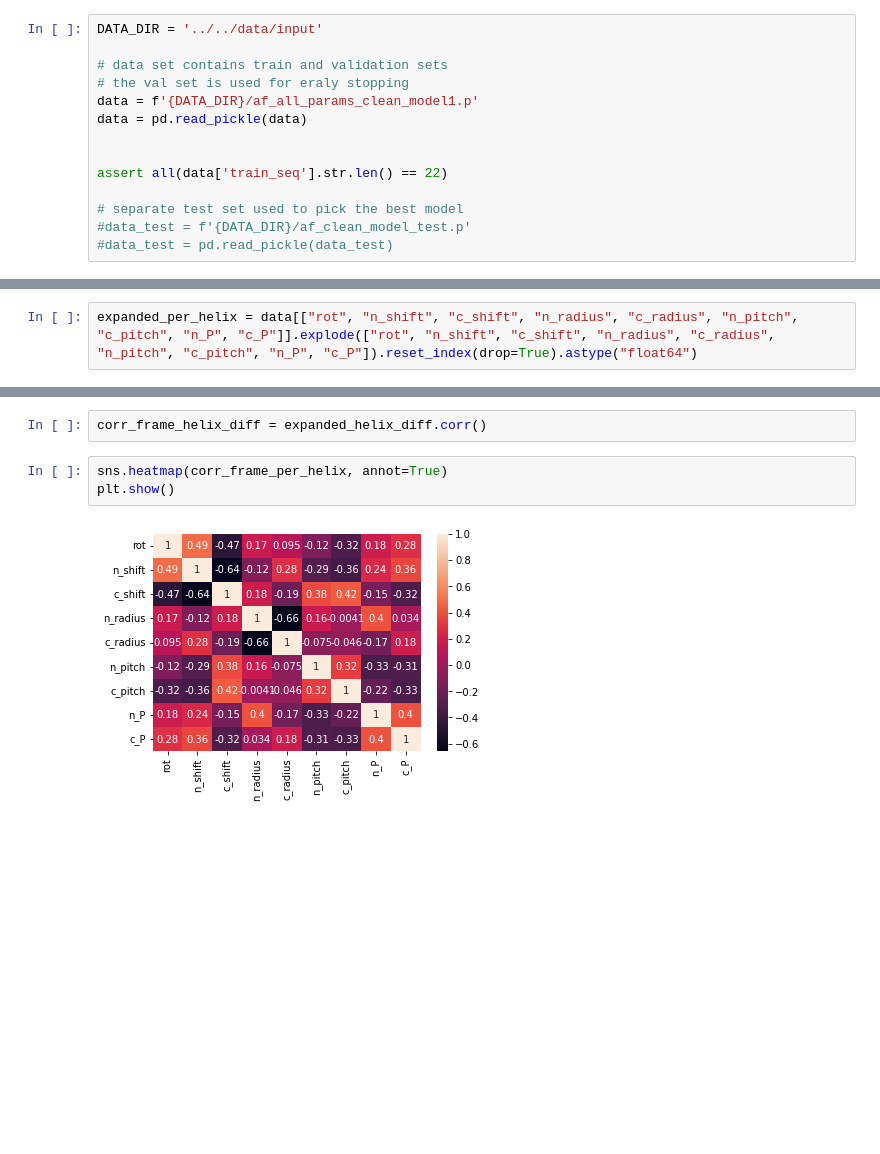
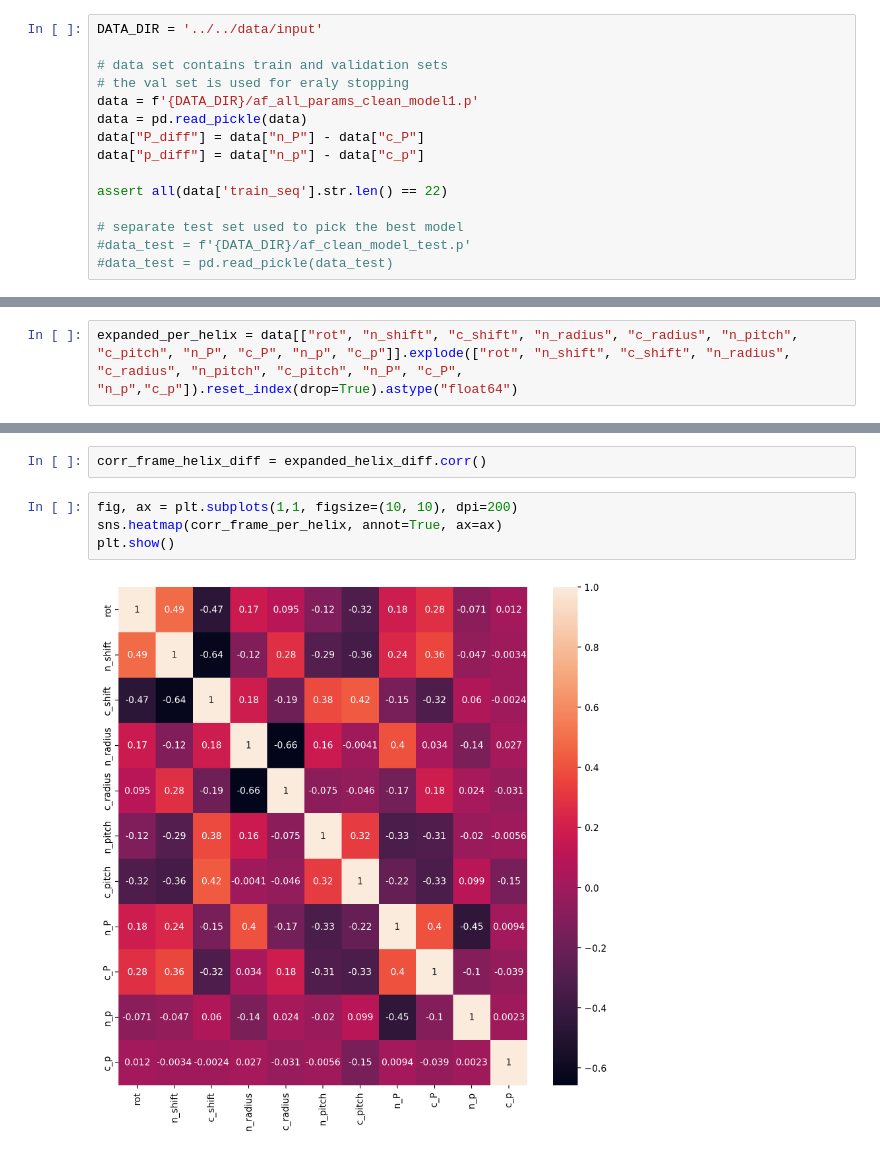
Before and after one commit to labstructbioinf/HAMPpred, a Jupyter notebook: notebooks/steps/3d_params_correlation.ipynb, the cells around one changed output, grey strips where cells are left out. Saved outputs shown, nothing was run; the diff lists cells and outputs as text; blank space fills up the shorter version.

```diff
--- a/notebooks/steps/3d_params_correlation.ipynb
+++ b/notebooks/steps/3d_params_correlation.ipynb
@@ -21,7 +21,8 @@ DATA_DIR = '../../data/input'
 # the val set is used for eraly stopping
 data = f'{DATA_DIR}/af_all_params_clean_model1.p'
 data = pd.read_pickle(data)
-
+data["P_diff"] = data["n_P"] - data["c_P"]
+data["p_diff"] = data["n_p"] - data["c_p"]
 
 assert all(data['train_seq'].str.len() == 22)
 
@@ -37,5 +38,5 @@ def get_mean_params(data):
 # %% [markdown]
 # Compute correlation
 # %%
-expanded_per_helix = data[["rot", "n_shift", "c_shift", "n_radius", "c_radius", "n_pitch", "c_pitch", "n_P", "c_P"]].explode(["rot", "n_shift", "c_shift", "n_radius", "c_radius", "n_pitch", "c_pitch", "n_P", "c_P"]).reset_index(drop=True).astype("float64")
+expanded_per_helix = data[["rot", "n_shift", "c_shift", "n_radius", "c_radius", "n_pitch", "c_pitch", "n_P", "c_P", "n_p", "c_p"]].explode(["rot", "n_shift", "c_shift", "n_radius", "c_radius", "n_pitch", "c_pitch", "n_P", "c_P", "n_p","c_p"]).reset_index(drop=True).astype("float64")
 # %%
@@ -45,8 +46,9 @@ corr_frame_per_helix = expanded_per_helix.corr()
 # %%
 corr_frame_helix_diff = expanded_helix_diff.corr()
 # %%
-sns.heatmap(corr_frame_per_helix, annot=True)
+fig, ax = plt.subplots(1,1, figsize=(10, 10), dpi=200)
+sns.heatmap(corr_frame_per_helix, annot=True, ax=ax)
 plt.show()
 # %% [output]
-[figure, old version]
+[figure, new version]
 # %%
```
Also changed, not shown: parts of 2 cells of this notebook, 14 other files.
